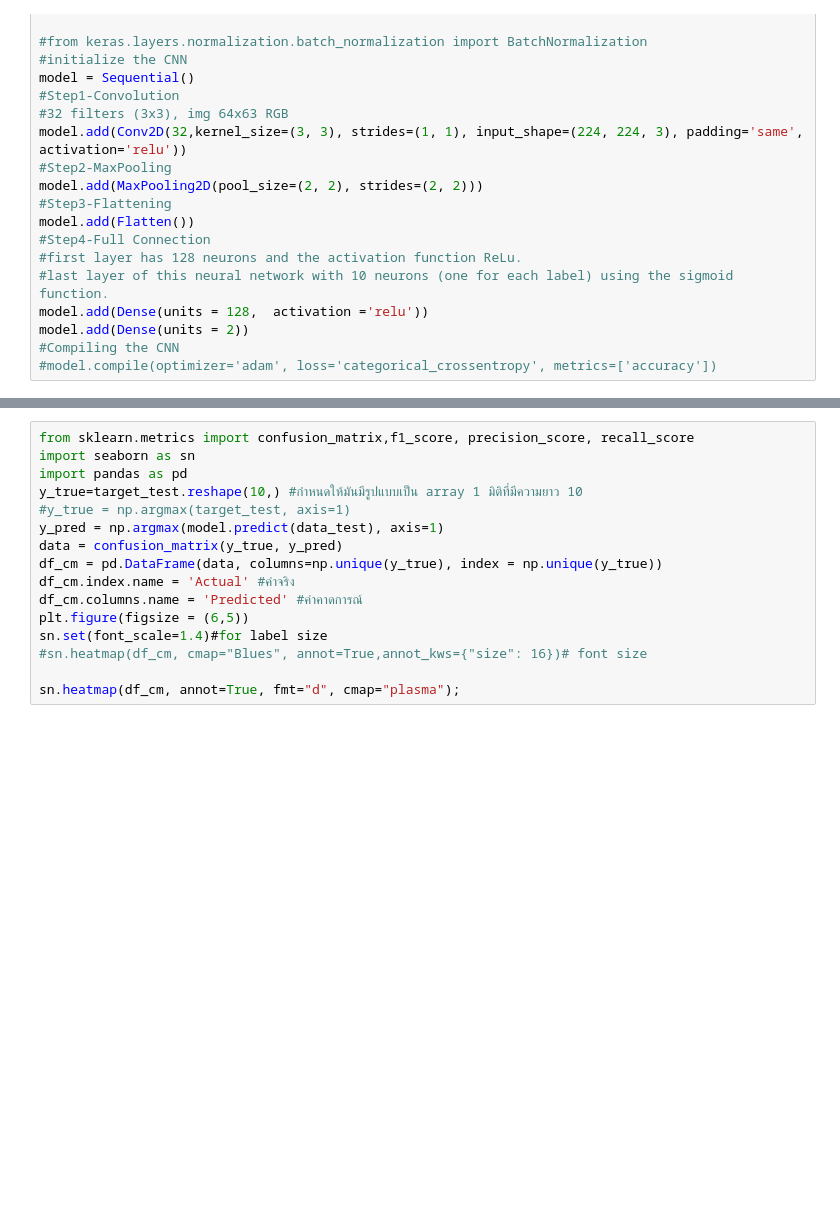
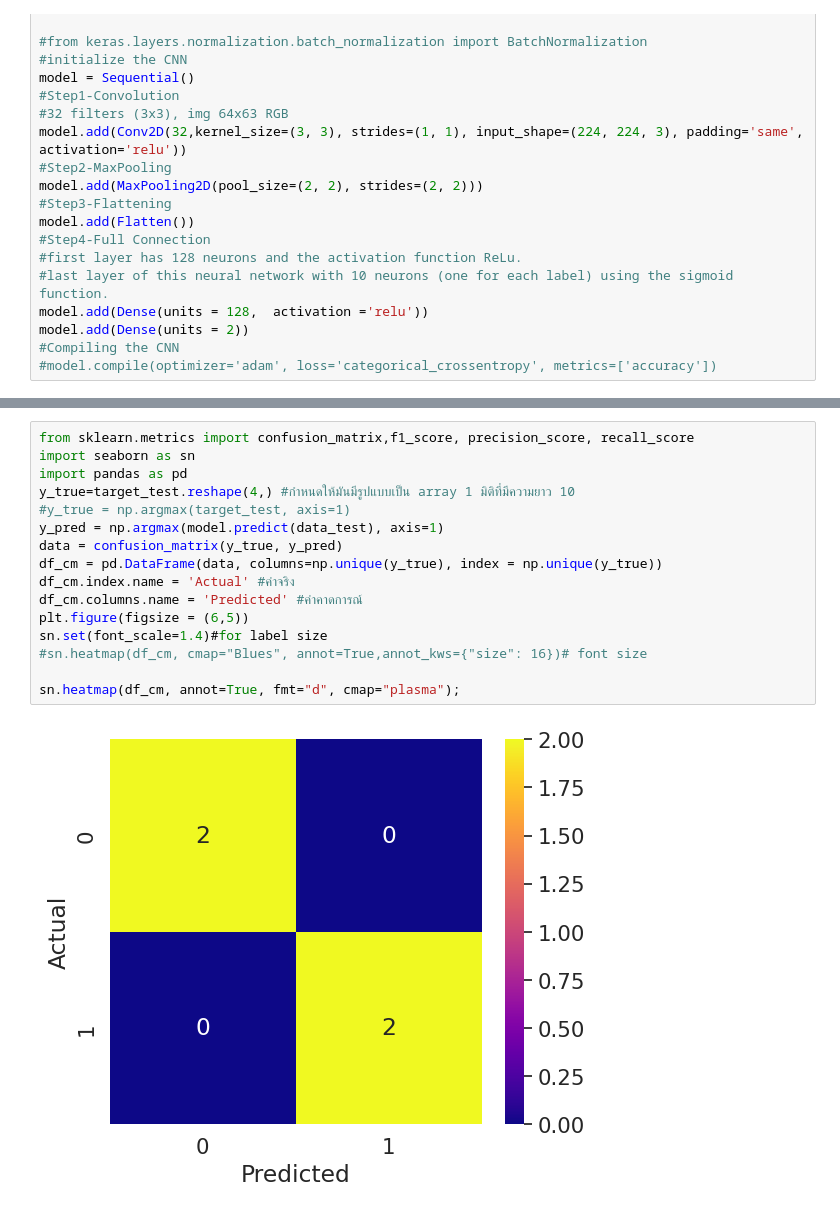
Before and after one commit to RangsimanDev/ImageProcessing, a Jupyter notebook: ImageProcess.ipynb, the cells around one changed output, grey strips where cells are left out. Saved outputs shown, nothing was run; the diff lists cells and outputs as text; blank space fills up the shorter version.

```diff
--- a/ImageProcess.ipynb
+++ b/ImageProcess.ipynb
@@ -126,18 +174,20 @@ test_loss, test_acc = model.evaluate(data_test,  target_test, verbose=2)
 # %%
 from sklearn.metrics import confusion_matrix,f1_score, precision_score, recall_score
 import seaborn as sn
 import pandas as pd
-y_true=target_test.reshape(10,) #กำหนดให้มันมีรูปแบบเป็น array 1 มิติที่มีความยาว 10
+y_true=target_test.reshape(4,) #กำหนดให้มันมีรูปแบบเป็น array 1 มิติที่มีความยาว 10
 #y_true = np.argmax(target_test, axis=1)
 y_pred = np.argmax(model.predict(data_test), axis=1)
 data = confusion_matrix(y_true, y_pred)
 df_cm = pd.DataFrame(data, columns=np.unique(y_true), index = np.unique(y_true))
 df_cm.index.name = 'Actual' #ค่าจริง
 df_cm.columns.name = 'Predicted' #ค่าคาดการณ์
 plt.figure(figsize = (6,5))
 sn.set(font_scale=1.4)#for label size
 #sn.heatmap(df_cm, cmap="Blues", annot=True,annot_kws={"size": 16})# font size
 
 sn.heatmap(df_cm, annot=True, fmt="d", cmap="plasma");
+# %% [output]
+[figure, added]
 # %%
 #https://colab.research.google.com/github/syamkakarla98/Face_Recognition_Using_Convolutional_Neural_Networks/blob/master/CNN.ipynb#scrollTo=KeUCfJC_MADK
```
Also changed, not shown: parts of 7 cells of this notebook.
